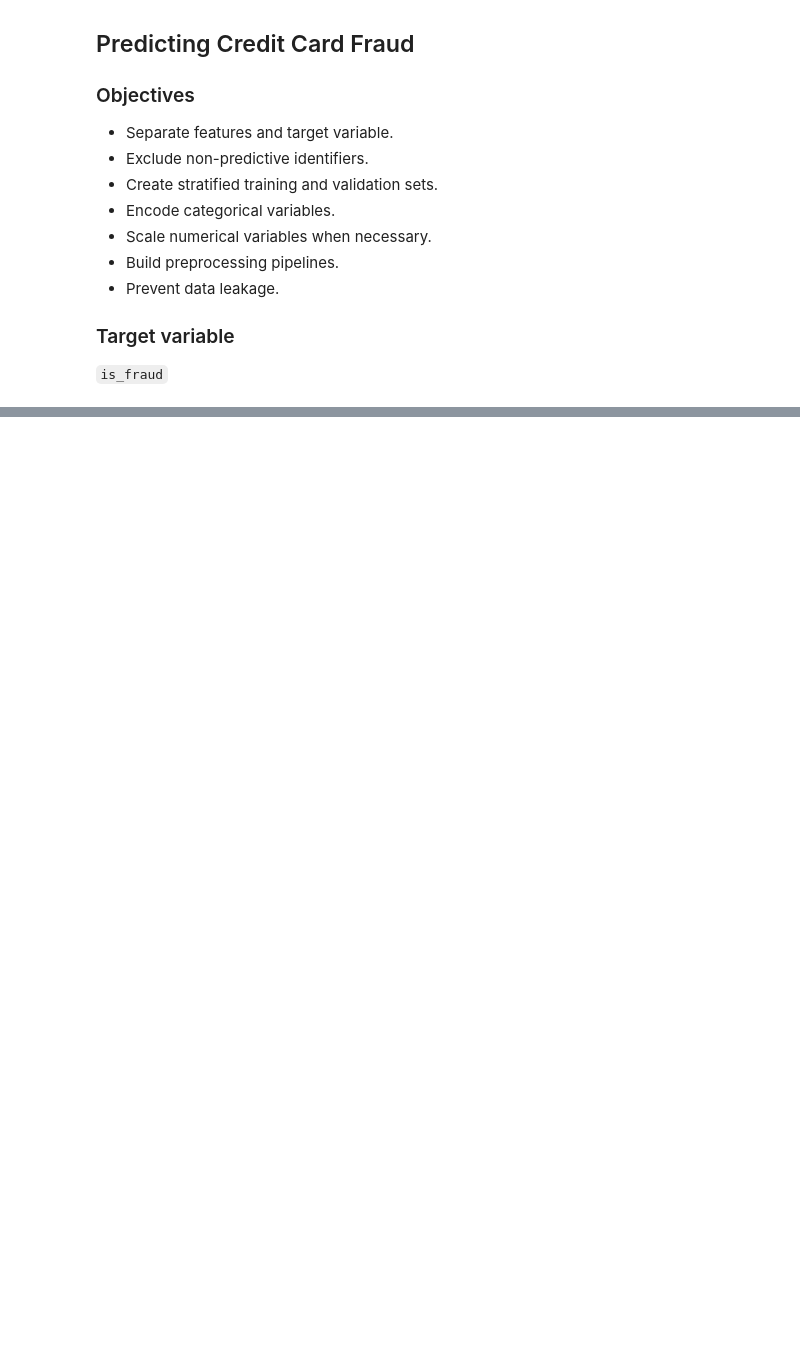
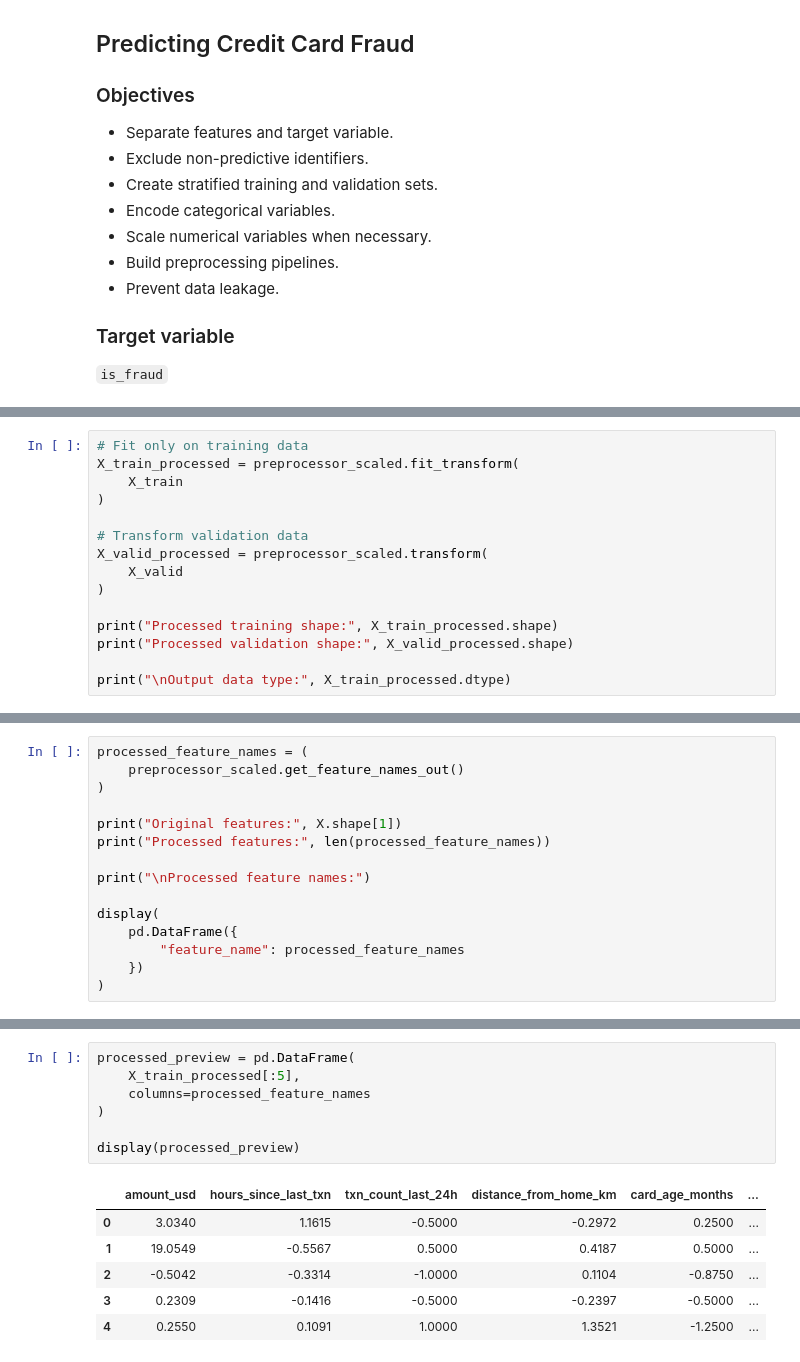
Before and after one commit to AdriaFerOrtiz/Predicting-Credit-Card-Fraud, a Jupyter notebook: notebooks/02_preprocessing.ipynb, the cells around one changed output, grey strips where cells are left out. Cells and saved outputs as stored; diff of their text form; blank space fills up the shorter version.

```diff
--- a/notebooks/02_preprocessing.ipynb
+++ b/notebooks/02_preprocessing.ipynb
@@ -38,0 +363,15 @@ KeyboardInterrupt:
+# %%
+# Fit only on training data
+X_train_processed = preprocessor_scaled.fit_transform(
+    X_train
+)
+
+# Transform validation data
+X_valid_processed = preprocessor_scaled.transform(
+    X_valid
+)
+
+print("Processed training shape:", X_train_processed.shape)
+print("Processed validation shape:", X_valid_processed.shape)
+
+print("\nOutput data type:", X_train_processed.dtype)
@@ -38,0 +383,15 @@ KeyboardInterrupt:
+# %%
+processed_feature_names = (
+    preprocessor_scaled.get_feature_names_out()
+)
+
+print("Original features:", X.shape[1])
+print("Processed features:", len(processed_feature_names))
+
+print("\nProcessed feature names:")
+
+display(
+    pd.DataFrame({
+        "feature_name": processed_feature_names
+    })
+)
@@ -38,0 +420,14 @@ KeyboardInterrupt:
+# %%
+processed_preview = pd.DataFrame(
+    X_train_processed[:5],
+    columns=processed_feature_names
+)
+
+display(processed_preview)
+# %% [output]
+|  | amount_usd | hours_since_last_txn | txn_count_last_24h | distance_from_home_km | card_age_months | ... |
+| 0 | 3.0340 | 1.1615 | -0.5000 | -0.2972 | 0.2500 | ... |
+| 1 | 19.0549 | -0.5567 | 0.5000 | 0.4187 | 0.5000 | ... |
+| 2 | -0.5042 | -0.3314 | -1.0000 | 0.1104 | -0.8750 | ... |
+| 3 | 0.2309 | -0.1416 | -0.5000 | -0.2397 | -0.5000 | ... |
+| 4 | 0.2550 | 0.1091 | 1.0000 | 1.3521 | -1.2500 | ... |
```
Also changed, not shown: parts of 15 cells of this notebook, 1 other file.
